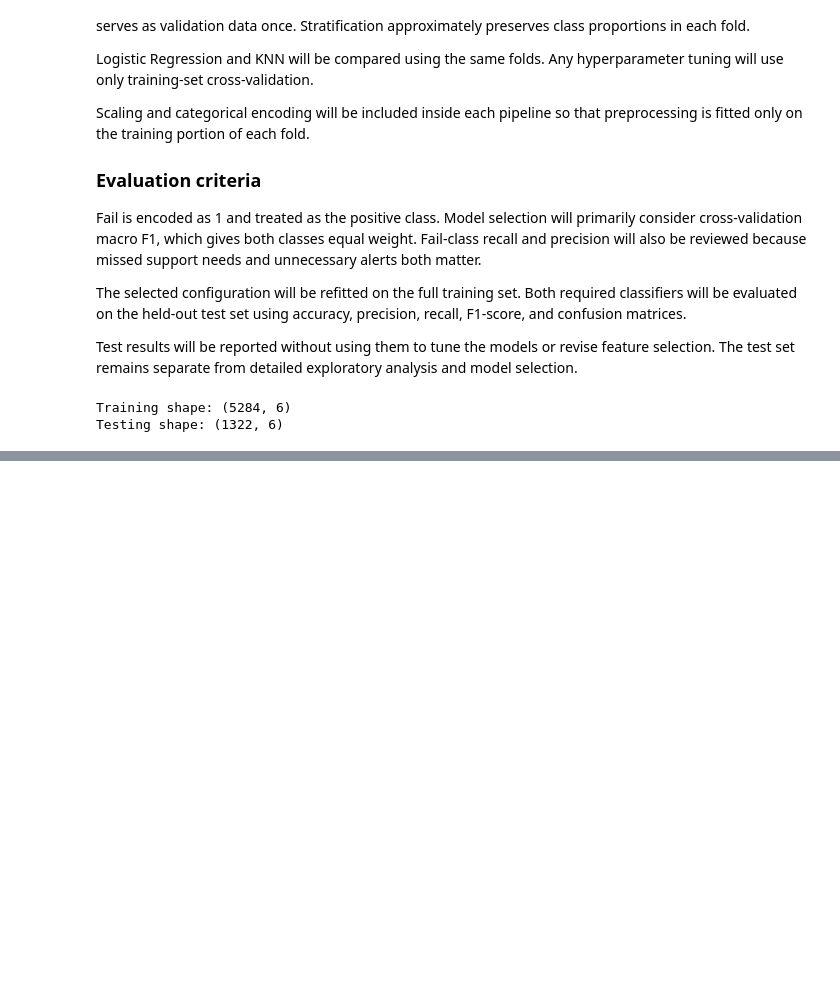
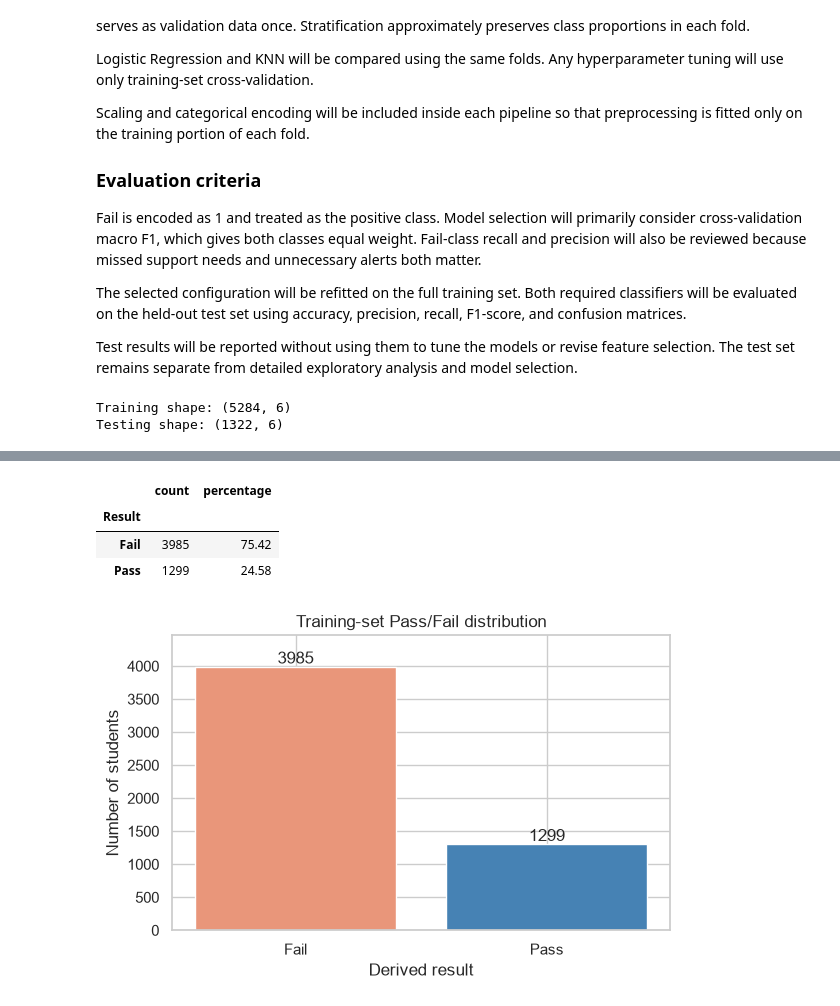
Before and after one commit to RariRaj/student-performance-prediction, a Jupyter notebook: notebooks/analysis.ipynb, the cells around one changed output, grey strips where cells are left out. Saved outputs shown, nothing was run; the diff lists cells and outputs as text; code cells hidden in the pictures; blank space fills up the shorter version.

```diff
--- a/notebooks/analysis.ipynb
+++ b/notebooks/analysis.ipynb
@@ -638,0 +540,14 @@ display(resource_proportions.round(2))
+# %%
+# Create a separate dataframe using training rows only.
+eda_df = X_train.copy()
+
+# Align the source scores and labels by their original row indices.
+eda_df[score_column] = model_df.loc[X_train.index, score_column]
+eda_df["Result"] = y_train.map({1: "Fail", 0: "Pass"})
+
+assert eda_df["Result"].notna().all()
+
+FIGURES_DIR = PROJECT_ROOT / "reports" / "figures"
+FIGURES_DIR.mkdir(parents=True, exist_ok=True)
+
+print("Training rows used for EDA:", len(eda_df))
@@ -638,0 +605,38 @@ display(resource_proportions.round(2))
+# %%
+#Pass/Fail class distribution
+class_counts = (
+    eda_df["Result"]
+    .value_counts()
+    .reindex(RESULT_ORDER, fill_value=0)
+)
+
+class_summary = pd.DataFrame({
+    "count": class_counts,
+    "percentage": (class_counts / len(eda_df) * 100).round(2),
+})
+
+display(class_summary)
+
+fig, ax = plt.subplots(figsize=(6, 4))
+
+ax.bar(
+    class_counts.index,
+    class_counts.values,
+    color=[RESULT_COLORS[label] for label in class_counts.index],
+)
+
+ax.set_title("Training-set Pass/Fail distribution")
+ax.set_xlabel("Derived result")
+ax.set_ylabel("Number of students")
+ax.bar_label(ax.containers[0])
+ax.margins(y=0.12)
+
+fig.tight_layout()
+fig.savefig(FIGURES_DIR / "01_class_distribution.png", dpi=150)
+plt.show()
+# %% [output]
+|  | count | percentage |
+| Result |  |  |
+| Fail | 3985 | 75.42 |
+| Pass | 1299 | 24.58 |
+[figure, added]
```
Also changed, not shown: parts of 43 cells of this notebook.
